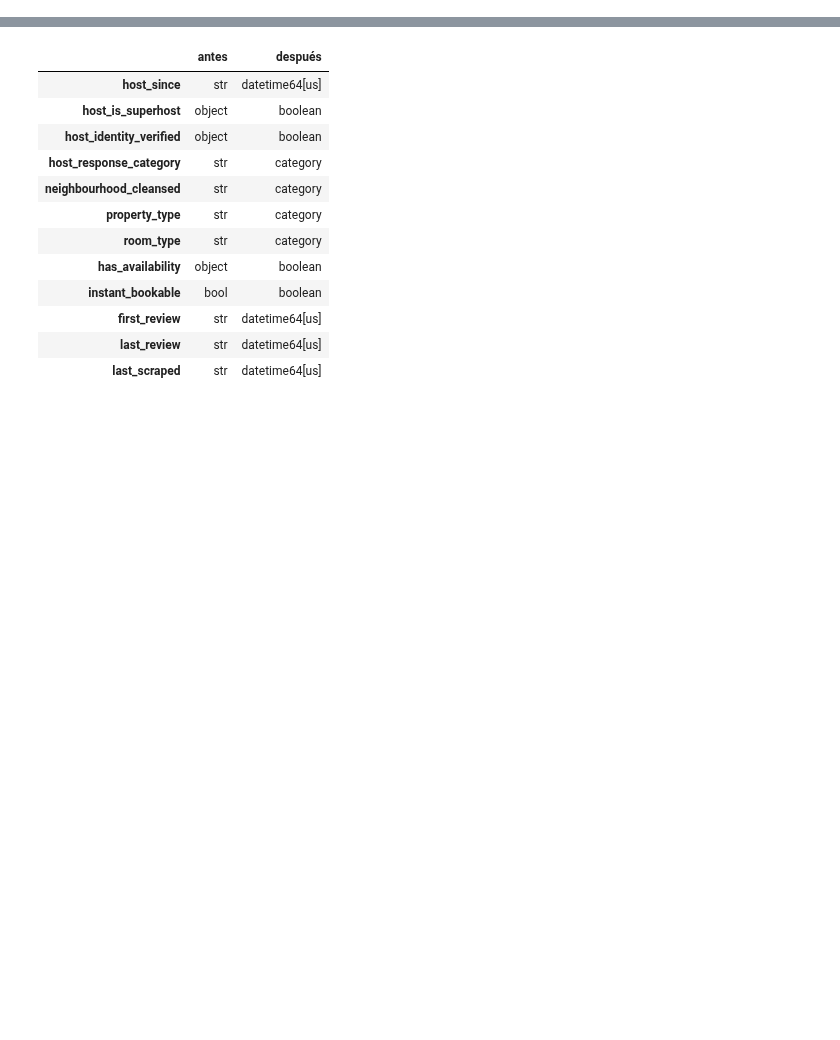
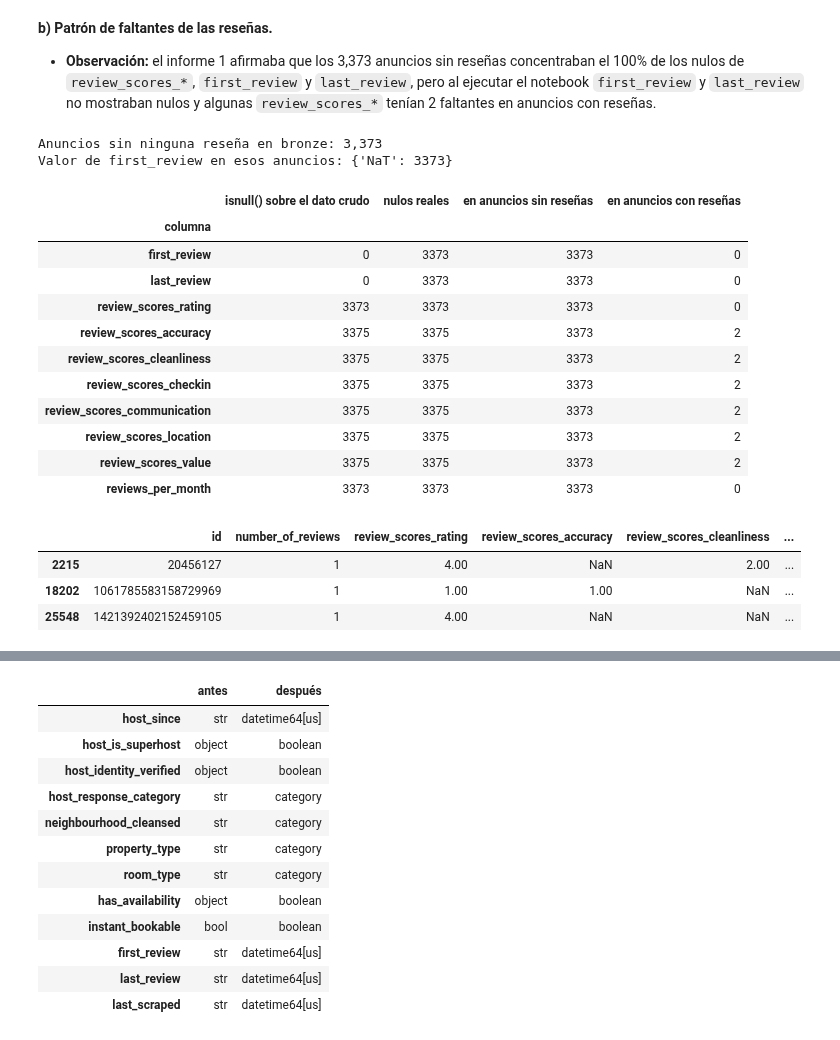
Before and after one commit to JuanJoseHQ/proyecto_final_analisis_datos, a Jupyter notebook: notebook/02_eda_listings.ipynb, the cells around one changed output, grey strips where cells are left out. Cells and saved outputs as stored; diff of their text form; code cells hidden in the pictures; blank space fills up the shorter version.

Commit message:
fix: Se actualiza el notebook de la segunda entrega.

```diff
--- a/notebook/02_eda_listings.ipynb
+++ b/notebook/02_eda_listings.ipynb
@@ -75,0 +120,13 @@ Dataset silver cargado: 26,329 filas x 57 columnas
+# %%
+# Capa bronze: se usa para atender la retroalimentación (fecha del snapshot, patrón de nulos de reseñas,
+# criterios de selección de columnas y de outliers) y, más adelante, para auditar amenities.
+bronze = pd.read_csv("../data/bronze/listings.csv", low_memory=False)
+
+snapshot = pd.Series({
+    "scrape_id distintos": ", ".join(map(str, bronze["scrape_id"].unique())),
+    "last_scraped (mínimo)": bronze["last_scraped"].min(),
+    "last_scraped (máximo)": bronze["last_scraped"].max(),
+    "calendar_last_scraped (mínimo)": bronze["calendar_last_scraped"].min(),
+    "calendar_last_scraped (máximo)": bronze["calendar_last_scraped"].max(),
+}, name="valor").to_frame()
+snapshot
@@ -75,0 +140,48 @@ Dataset silver cargado: 26,329 filas x 57 columnas
+# %% [markdown]
+**b) Patrón de faltantes de las reseñas.**
+
+- **Observación:** el informe 1 afirmaba que los 3,373 anuncios sin reseñas concentraban el 100% de los nulos de
+  `review_scores_*`, `first_review` y `last_review`, pero al ejecutar el notebook `first_review` y `last_review`
+  no mostraban nulos y algunas `review_scores_*` tenían 2 faltantes en anuncios con reseñas.
+# %%
+sin_resenas = bronze["number_of_reviews"] == 0
+subs = [c for c in bronze.columns if c.startswith("review_scores_") and c != "review_scores_rating"]
+cols_resenas = ["first_review", "last_review", "review_scores_rating"] + subs + ["reviews_per_month"]
+
+print(f"Anuncios sin ninguna reseña en bronze: {sin_resenas.sum():,}")
+print("Valor de first_review en esos anuncios:",
+      bronze.loc[sin_resenas, "first_review"].astype(str).value_counts().to_dict())
+
+filas = []
+for c in cols_resenas:
+    real = pd.to_datetime(bronze[c], errors="coerce") if c in ("first_review", "last_review") else bronze[c]
+    filas.append({"columna": c,
+                  "isnull() sobre el dato crudo": int(bronze[c].isna().sum()),
+                  "nulos reales": int(real.isna().sum()),
+                  "en anuncios sin reseñas": int(real[sin_resenas].isna().sum()),
+                  "en anuncios con reseñas": int(real[~sin_resenas].isna().sum())})
+patron_resenas = pd.DataFrame(filas).set_index("columna")
+display(patron_resenas)
+
+# Anuncios CON reseñas a los que les falta alguna sub-calificación
+display(bronze.loc[~sin_resenas & bronze[subs].isna().any(axis=1),
+                   ["id", "number_of_reviews", "review_scores_rating"] + subs])
+# %% [output]
+Anuncios sin ninguna reseña en bronze: 3,373
+Valor de first_review en esos anuncios: {'NaT': 3373}
+|  | isnull() sobre el dato crudo | nulos reales | en anuncios sin reseñas | en anuncios con reseñas |
+| columna |  |  |  |  |
+| first_review | 0 | 3373 | 3373 | 0 |
+| last_review | 0 | 3373 | 3373 | 0 |
+| review_scores_rating | 3373 | 3373 | 3373 | 0 |
+| review_scores_accuracy | 3375 | 3375 | 3373 | 2 |
+| review_scores_cleanliness | 3375 | 3375 | 3373 | 2 |
+| review_scores_checkin | 3375 | 3375 | 3373 | 2 |
+| review_scores_communication | 3375 | 3375 | 3373 | 2 |
+| review_scores_location | 3375 | 3375 | 3373 | 2 |
+| review_scores_value | 3375 | 3375 | 3373 | 2 |
+| reviews_per_month | 3373 | 3373 | 3373 | 0 |
+|  | id | number_of_reviews | review_scores_rating | review_scores_accuracy | review_scores_cleanliness | ... |
+| 2215 | 20456127 | 1 | 4.00 | NaN | 2.00 | ... |
+| 18202 | 1061785583158729969 | 1 | 1.00 | 1.00 | NaN | ... |
+| 25548 | 1421392402152459105 | 1 | 4.00 | NaN | NaN | ... |
```
Also changed, not shown: parts of 71 cells of this notebook, 3 other files.
